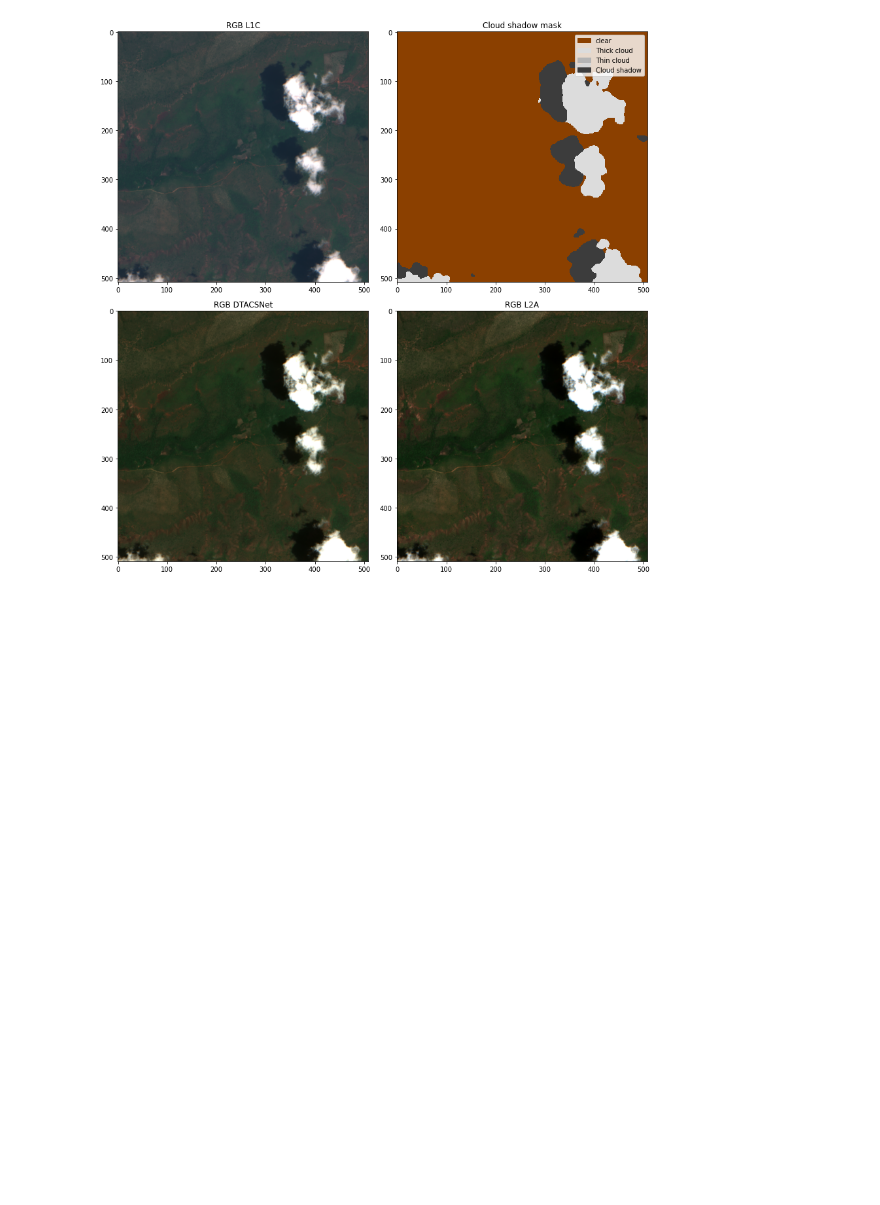
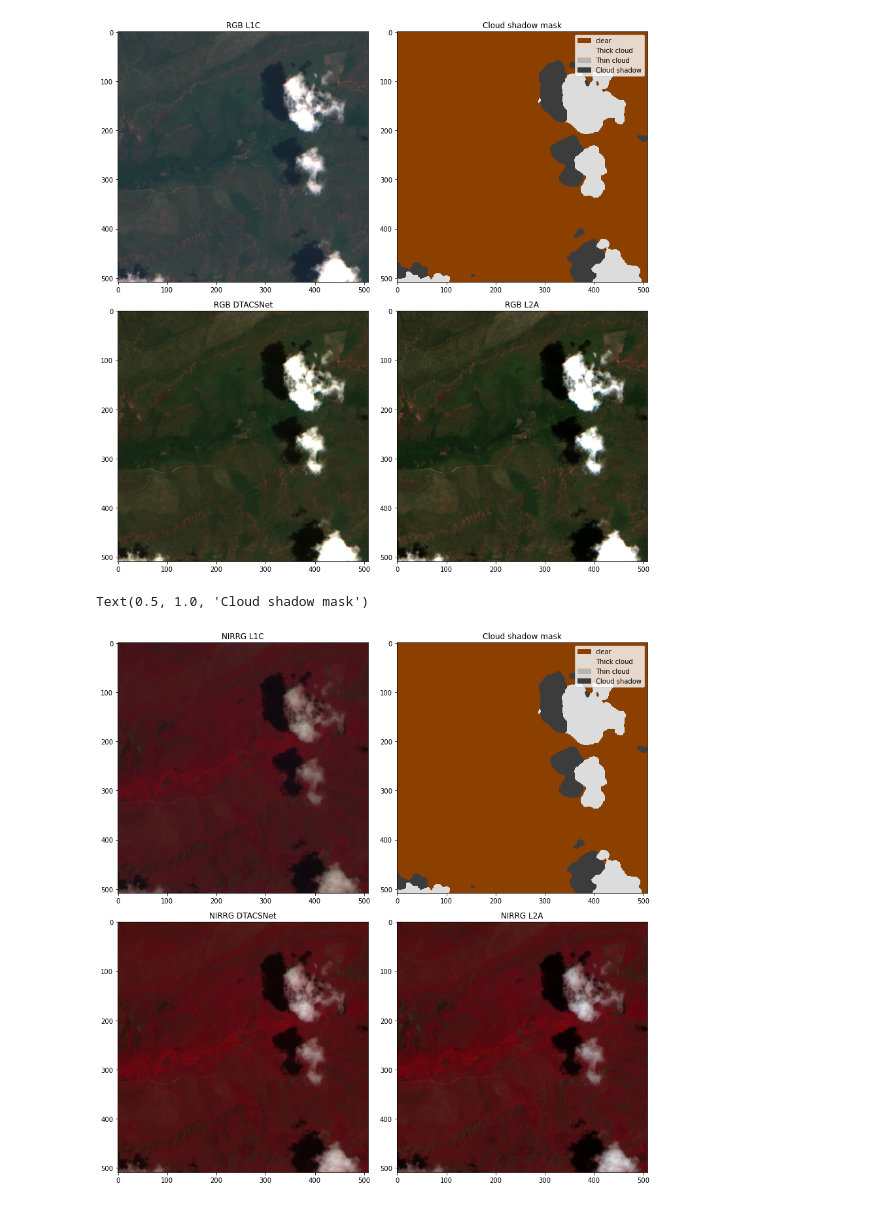
Before and after one commit to spaceml-org/DTACSNet, a Jupyter notebook: tutorials/example.ipynb, the cells around one changed output. Cells and saved outputs as stored; diff of their text form; code cells hidden in the pictures; blank space fills up the shorter version.

```diff
--- a/tutorials/example.ipynb
+++ b/tutorials/example.ipynb
@@ -103,3 +103,18 @@ Clipping input data to the valid range for imshow with RGB data ([0..1] for floa
 Clipping input data to the valid range for imshow with RGB data ([0..1] for floats or [0..255] for integers).
 Text(0.5, 1.0, 'Cloud shadow mask')
 [figure]
+# %%
+fig, ax = plt.subplots(2,2,figsize=(12,12),tight_layout=True)
+
+nirredgreen = [-1, 2, 1]
+rstplt.show(data[nirredgreen,...]/10_000,ax=ax[0,0])
+ax[0,0].set_title("NIRRG L1C")
+rstplt.show(ac_output[nirredgreen,...]/10_000,ax=ax[1,0])
+ax[1,0].set_title("NIRRG DTACSNet")
+rstplt.show(data_sen2cor[nirredgreen,...]/10_000,ax=ax[1,1])
+ax[1,1].set_title("NIRRG L2A")
+plot.plot_cloudSEN12mask(cd_output,ax=ax[0,1])
+ax[0,1].set_title("Cloud shadow mask")
+# %% [output]
+Text(0.5, 1.0, 'Cloud shadow mask')
+[figure, added]
```
